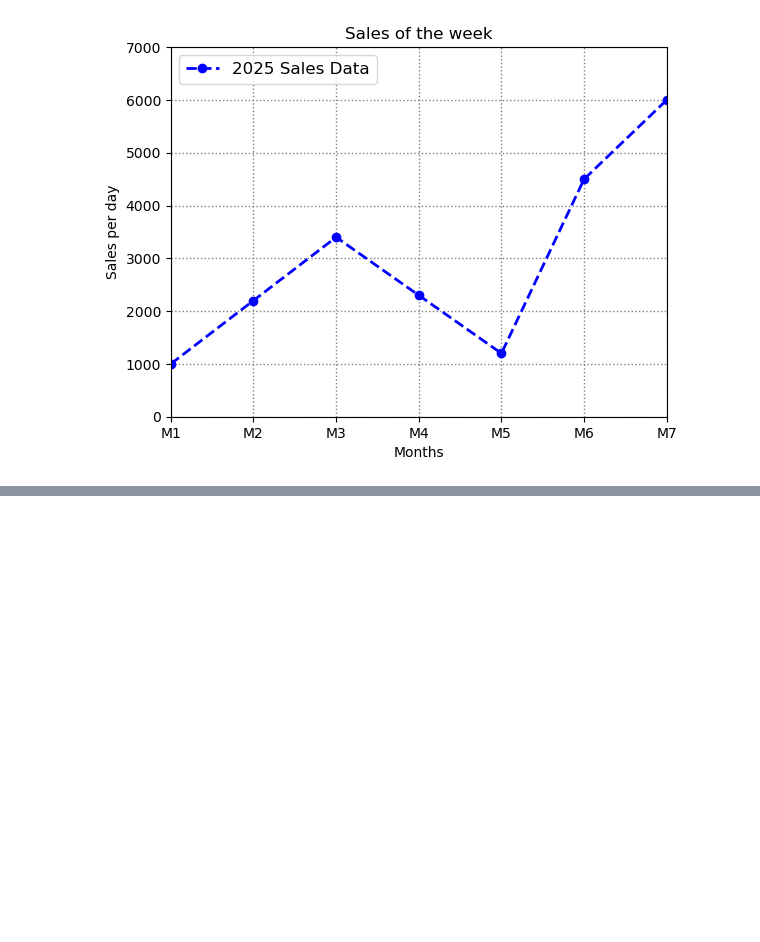
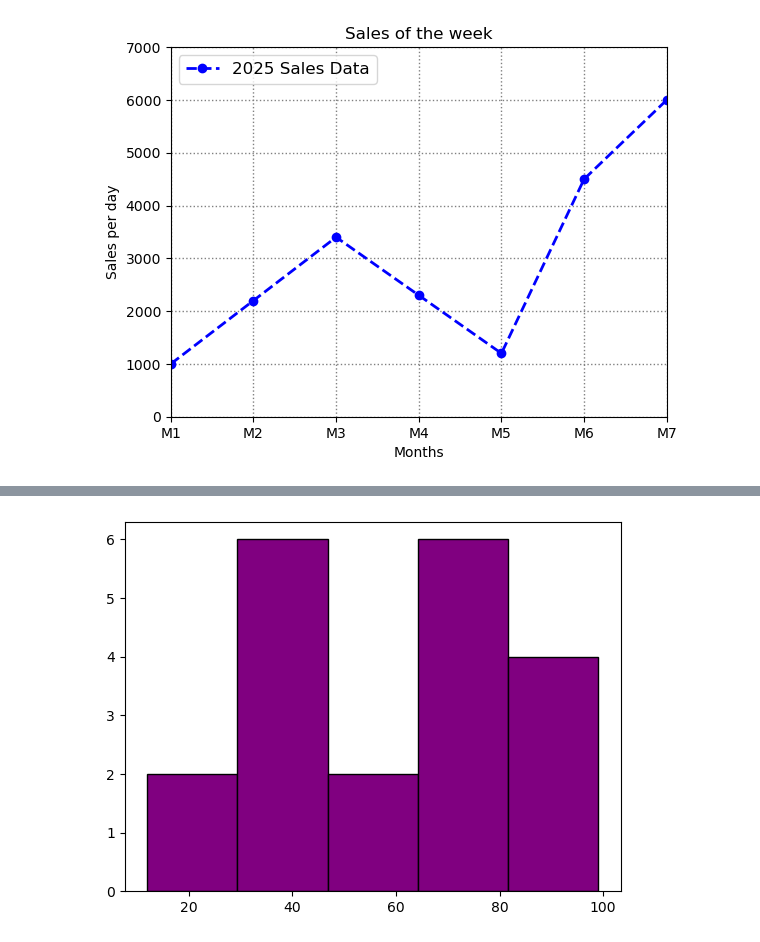
Before and after one commit to shravan6778/python_data_stack, a Jupyter notebook: MatPoltLib/Matplotlib.ipynb, the cells around one changed output, grey strips where cells are left out. Cells and saved outputs as stored; diff of their text form; code cells hidden in the pictures; blank space fills up the shorter version.

```diff
--- a/MatPoltLib/Matplotlib.ipynb
+++ b/MatPoltLib/Matplotlib.ipynb
@@ -46,0 +75,7 @@ plt.show()
+# %%
+import matplotlib.pyplot as plt
+scores=[22,33,44,12,34,45,77,55,88,33,55,39,97,78,66,78,74,66,99,98]
+plt.hist(scores,bins=5,color="purple",edgecolor="black")
+plt.show()
+# %% [output]
+[figure, added]
```
Also changed, not shown: parts of 3 cells of this notebook.
